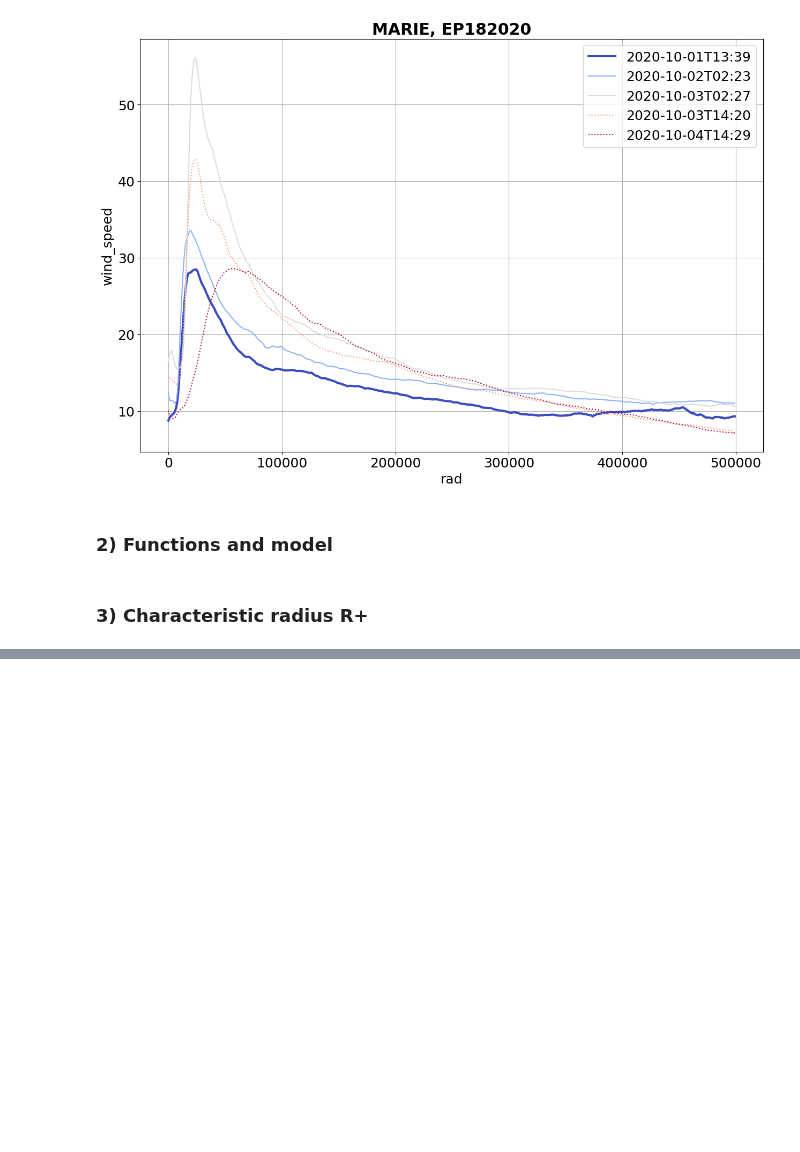
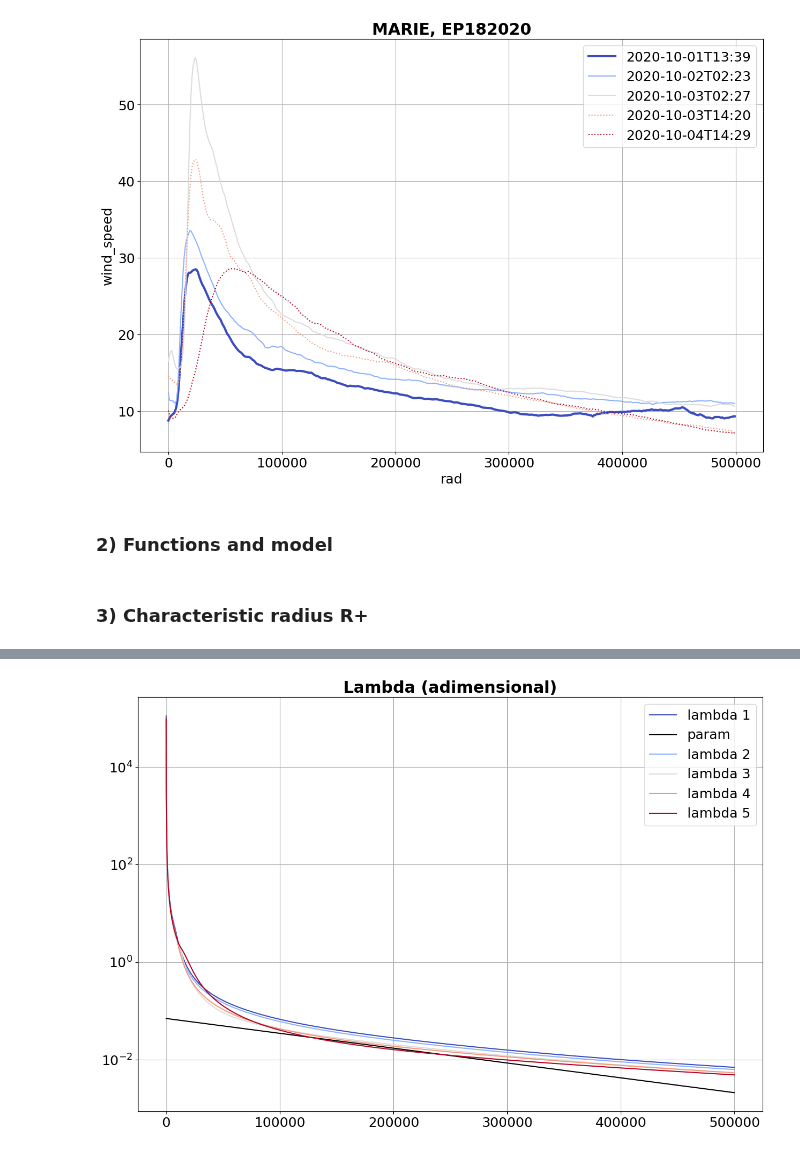
Before and after one commit to Arthur117/TCsLifeMonitFromObs, a Jupyter notebook: PRJCT_TIME_EVOLUTION/zTests.ipynb, the cells around one changed output, grey strips where cells are left out. Cells and saved outputs as stored; diff of their text form; code cells hidden in the pictures; blank space fills up the shorter version.

```diff
--- a/PRJCT_TIME_EVOLUTION/zTests.ipynb
+++ b/PRJCT_TIME_EVOLUTION/zTests.ipynb
@@ -860,0 +324,25 @@ Text(0.5, 1.0, 'MARIE, EP182020')
+# %%
+plt.title('Lambda (adimensional)', weight='bold')
+
+# Here 10 stands because K = 100
+K       = 10
+Cdmax   = 2e-3
+factor1 = float(Cdmax * D1.Vmax_1D * D1.Rmax_1D * 1000)
+lbda1   = factor1 * tau1 / (np.sqrt(K) * np.sqrt(2 / N(rs, M1)) * M1)
+
+plt.plot(rs, lbda1, c=colors[0], label='lambda 1')
+
+def lbda_param(r, a, b):
+    return a * np.exp(-b * r)
+plt.plot(rs, lbda_param(rs, 7e-2, 7e-6), c='k', label='param')
+
+plt.plot(rs, factor1 / float(abs(coriolis(D['1'].lat_center))) / (np.sqrt(K) * np.sqrt(2 / N(rs, M2)) * M2), c=colors[1], label='lambda 2')
+plt.plot(rs, factor1 / float(abs(coriolis(D['2'].lat_center))) / (np.sqrt(K) * np.sqrt(2 / N(rs, M3)) * M3), c=colors[2], label='lambda 3')
+plt.plot(rs, factor1 / float(abs(coriolis(D['3'].lat_center))) / (np.sqrt(K) * np.sqrt(2 / N(rs, M4)) * M4), c=colors[3], label='lambda 4')
+plt.plot(rs, factor1 / float(abs(coriolis(D['4'].lat_center))) / (np.sqrt(K) * np.sqrt(2 / N(rs, M5)) * M5), c=colors[4], label='lambda 5')
+
+# plt.ylim(1e-6, 1e-3)
+plt.yscale('log')
+plt.legend();plt.grid()
+# %% [output]
+[figure, added]
```
Also changed, not shown: parts of 56 cells of this notebook.
